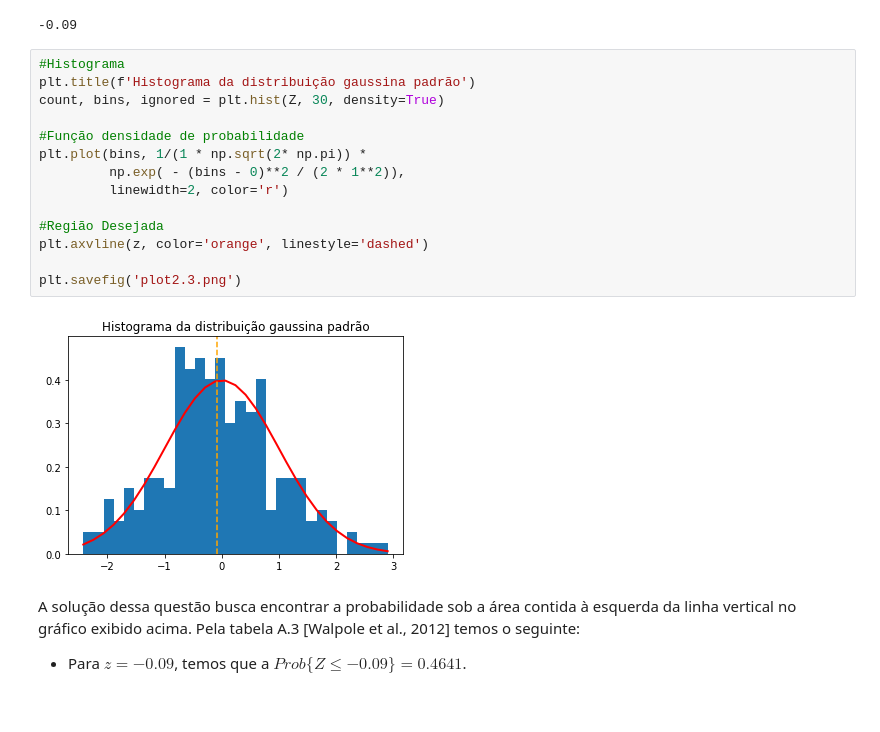
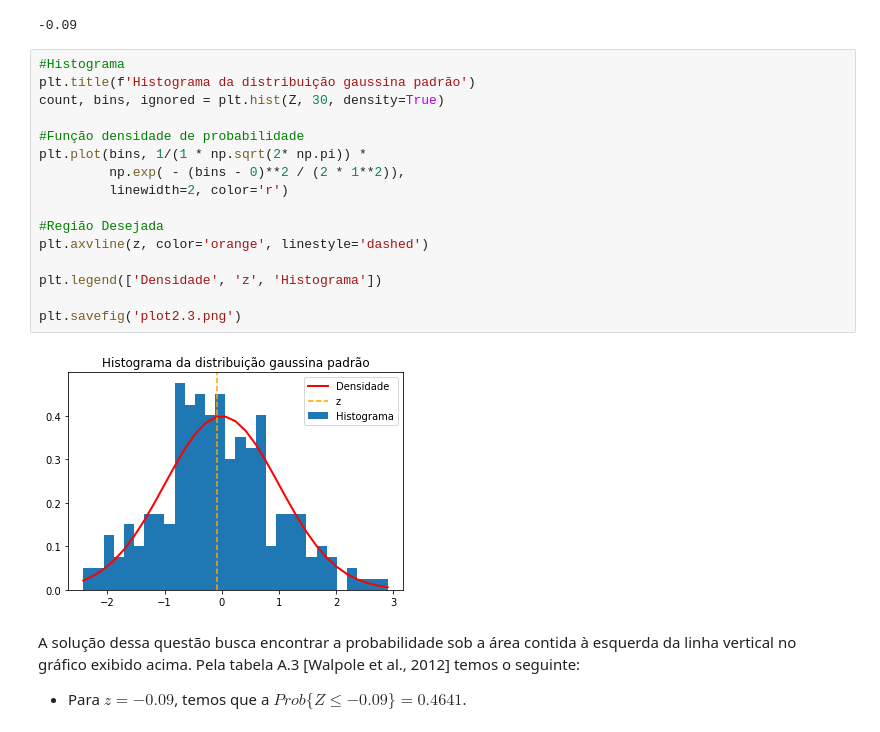
Before and after one commit to janiosl/python.ds, a Jupyter notebook: estatistica/me/est_tarefa_aula07_08.ipynb, the cells around one changed output. Drawn from its saved outputs; the diff is of its cells as text.

```diff
--- a/estatistica/me/est_tarefa_aula07_08.ipynb
+++ b/estatistica/me/est_tarefa_aula07_08.ipynb
@@ -211,19 +219,21 @@ print(round(z, 2))
 # %%
 #Histograma
 plt.title(f'Histograma da distribuição gaussina padrão')
 count, bins, ignored = plt.hist(Z, 30, density=True)
 
 #Função densidade de probabilidade
 plt.plot(bins, 1/(1 * np.sqrt(2* np.pi)) *
          np.exp( - (bins - 0)**2 / (2 * 1**2)),
          linewidth=2, color='r')
 
 #Região Desejada
 plt.axvline(z, color='orange', linestyle='dashed')
 
+plt.legend(['Densidade', 'z', 'Histograma'])
+
 plt.savefig('plot2.3.png')
 # %% [output]
-[figure, old version]
+[figure, new version]
 # %% [markdown]
 A solução dessa questão busca encontrar a probabilidade sob a área contida à esquerda da linha vertical no gráfico exibido acima.  Pela tabela A.3 [Walpole et al., 2012] temos o seguinte:
 
```
Also changed, not shown: parts of 8 cells of this notebook.
